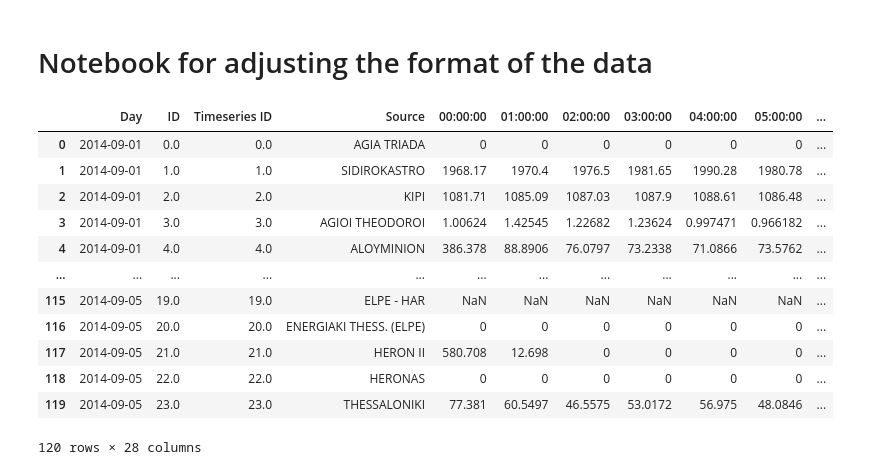
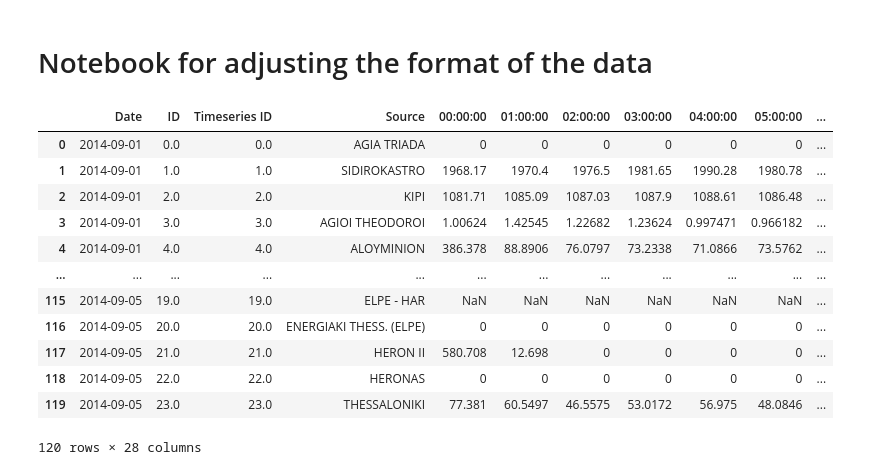
Before and after one commit to vouts96/thesis-bill, a Jupyter notebook: MY_CODE/change_format.ipynb, the cells around one changed output. Saved outputs shown, nothing was run; the diff lists cells and outputs as text; code cells hidden in the pictures.

```diff
--- a/MY_CODE/change_format.ipynb
+++ b/MY_CODE/change_format.ipynb
@@ -23,7 +23,7 @@ def change_format(csv):
     cols_dict = dict(zip(cols, range(len(cols))))   # create a dictionary with an index for each city/area as a value
 
     # create a new dataframe with the wanted columns
-    d = {'Day': [], 'ID': [], 'Timeseries ID': [], 'Source': [], '00:00:00': [], '01:00:00': [],'02:00:00': [], '03:00:00': [], '04:00:00': [], '05:00:00': [], '06:00:00': [], '07:00:00': [], '08:00:00': [], '09:00:00': [], '10:00:00': [], '11:00:00': [], '12:00:00': [], '13:00:00': [], '14:00:00': [], '15:00:00': [], '16:00:00': [], '17:00:00': [], '18:00:00': [], '19:00:00': [], '20:00:00': [], '21:00:00': [], '22:00:00': [], '23:00:00': []}
+    d = {'Date': [], 'ID': [], 'Timeseries ID': [], 'Source': [], '00:00:00': [], '01:00:00': [],'02:00:00': [], '03:00:00': [], '04:00:00': [], '05:00:00': [], '06:00:00': [], '07:00:00': [], '08:00:00': [], '09:00:00': [], '10:00:00': [], '11:00:00': [], '12:00:00': [], '13:00:00': [], '14:00:00': [], '15:00:00': [], '16:00:00': [], '17:00:00': [], '18:00:00': [], '19:00:00': [], '20:00:00': [], '21:00:00': [], '22:00:00': [], '23:00:00': []}
     df = pd.DataFrame(data=d)
     df['Source'] = df['Source'].astype(str)
     df['ID'] = df['ID'].astype(int)
@@ -34,35 +34,35 @@ def change_format(csv):
     while i <= 100:# df_before_modify.shape[0]-24:
 
 
         temp_df = df_before_modify.iloc[i:i+24]
         temp_date = temp_df['DateTime'][i].split()[0]   # save the current date into a variable
         temp_df = temp_df.drop(columns=temp_df.columns[:2]) # drop the two first columns
         temp_df = temp_df.drop(columns=temp_df.columns[44:]) # drop the two first columns
 
         temp_df = temp_df.transpose()
 
         # iterate inside the temporary 24 row dataframe and append each column of it to each row
         # of the new dataframe
         for j in range(i, i+24, 1):
-            df.at[j,'Day'] = temp_date
+            df.at[j,'Date'] = temp_date
             df.at[j,'Source'] = temp_df.index[j%24]
             df.at[j,'ID'] = cols_dict[temp_df.index[j%24]]
             df.at[j,'Timeseries ID'] = cols_dict[temp_df.index[j%24]]
 
             for z in range(0, 24, 1):
                 df.iloc[j, z+4] = temp_df.iloc[j%24, z]
 
 
         i = i + 24
 
 
 
     return df
 
 
 change_format('../EXCEL_TO_CSV/all_data.csv')
 # %% [output]
-|  | Day | ID | Timeseries ID | Source | 00:00:00 | 01:00:00 | 02:00:00 | 03:00:00 | 04:00:00 | 05:00:00 | ... |
+|  | Date | ID | Timeseries ID | Source | 00:00:00 | 01:00:00 | 02:00:00 | 03:00:00 | 04:00:00 | 05:00:00 | ... |
 | 0 | 2014-09-01 | 0.0 | 0.0 | AGIA TRIADA | 0 | 0 | 0 | 0 | 0 | 0 | ... |
 | 1 | 2014-09-01 | 1.0 | 1.0 | SIDIROKASTRO | 1968.17 | 1970.4 | 1976.5 | 1981.65 | 1990.28 | 1980.78 | ... |
 | 2 | 2014-09-01 | 2.0 | 2.0 | KIPI | 1081.71 | 1085.09 | 1087.03 | 1087.9 | 1088.61 | 1086.48 | ... |
```
Also changed, not shown: parts of 1 cell of this notebook, 2 other files.
